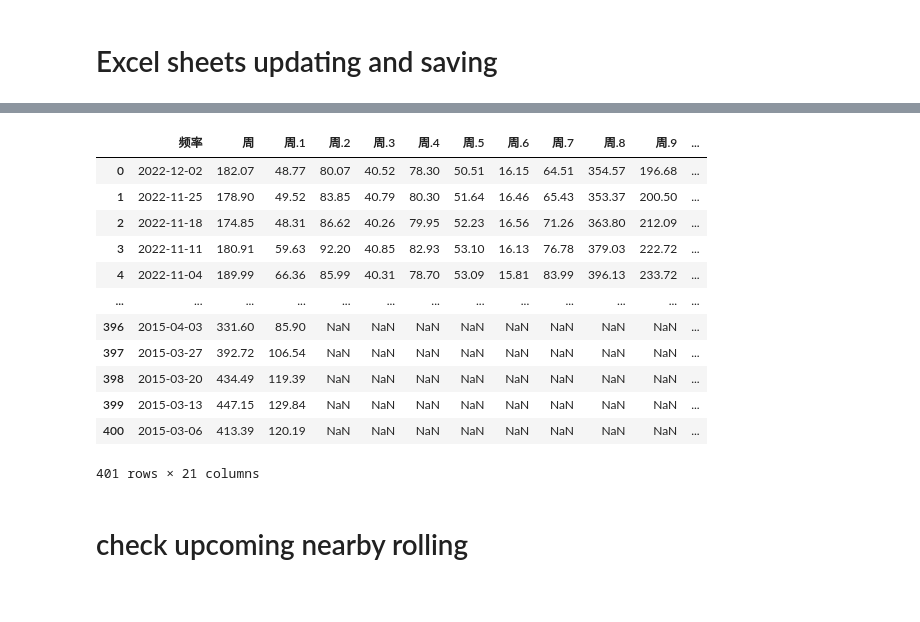
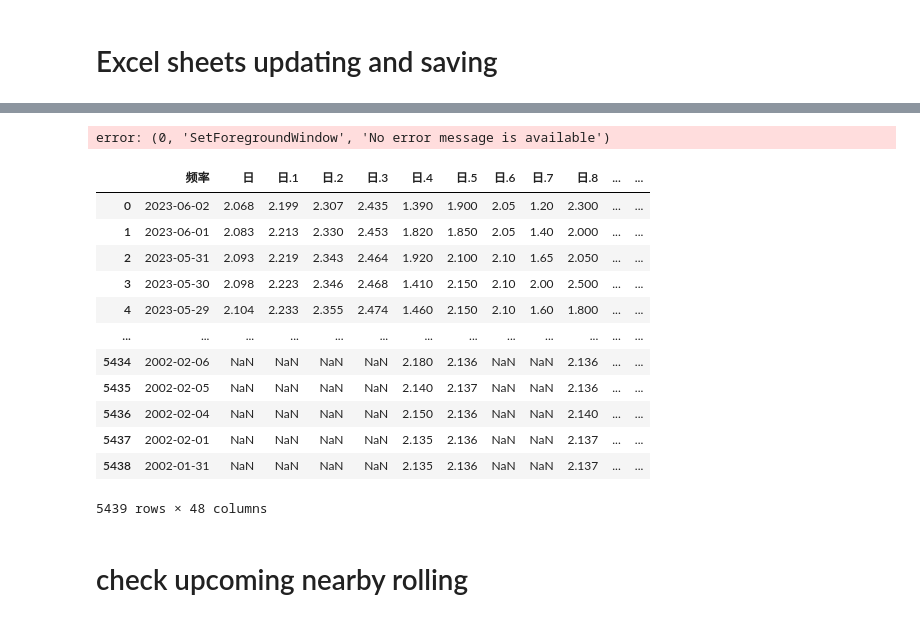
Before and after one commit to harvey1673/pyktrader3, a Jupyter notebook: bktest/daily data check.ipynb, the cells around one changed output, grey strips where cells are left out. Drawn from its saved outputs; the diff is of its cells as text; code cells hidden in the pictures.

```diff
--- a/bktest/daily data check.ipynb
+++ b/bktest/daily data check.ipynb
@@ -486,0 +572,5 @@ import win32com.client as win32
+# %%
+from misc_scripts import daily_update_job
+daily_update_job.update_ifind_xlsheet('C:/Users/harvey/Nutstore/1/Nutstore/ifind_data.xlsx')
+# %% [output]
+error: (0, 'SetForegroundWindow', 'No error message is available')
@@ -528,22 +664,23 @@ xlapp.Application.EnableEvents = True
 xlapp.Visible = True  # Run the Application in the background
 xlapp.Quit()    # Close Excel
 # %%
-outfile = 'C:/Users/harvey/OneDrive/Documents/inventory_data.xlsx'
-pd.read_excel(outfile, index_col=None, skiprows=[0, 1, 3, 4, 5, 6, 7], sheet_name='steel')
+import pandas as pd
+outfile = 'C:/Users/harvey/OneDrive/Documents/china macro rates.xlsx'
+pd.read_excel(outfile, index_col=None, skiprows=[0, 1, 3], sheet_name='Sheet1')
 # %% [output]
-|  | 频率 | 周 | 周.1 | 周.2 | 周.3 | 周.4 | 周.5 | 周.6 | 周.7 | 周.8 | 周.9 | ... |
-| 0 | 2022-12-02 | 182.07 | 48.77 | 80.07 | 40.52 | 78.30 | 50.51 | 16.15 | 64.51 | 354.57 | 196.68 | ... |
-| 1 | 2022-11-25 | 178.90 | 49.52 | 83.85 | 40.79 | 80.30 | 51.64 | 16.46 | 65.43 | 353.37 | 200.50 | ... |
-| 2 | 2022-11-18 | 174.85 | 48.31 | 86.62 | 40.26 | 79.95 | 52.23 | 16.56 | 71.26 | 363.80 | 212.09 | ... |
-| 3 | 2022-11-11 | 180.91 | 59.63 | 92.20 | 40.85 | 82.93 | 53.10 | 16.13 | 76.78 | 379.03 | 222.72 | ... |
-| 4 | 2022-11-04 | 189.99 | 66.36 | 85.99 | 40.31 | 78.70 | 53.09 | 15.81 | 83.99 | 396.13 | 233.72 | ... |
+|  | 频率 | 日 | 日.1 | 日.2 | 日.3 | 日.4 | 日.5 | 日.6 | 日.7 | 日.8 | ... | ... |
+| 0 | 2023-06-02 | 2.068 | 2.199 | 2.307 | 2.435 | 1.390 | 1.900 | 2.05 | 1.20 | 2.300 | ... | ... |
+| 1 | 2023-06-01 | 2.083 | 2.213 | 2.330 | 2.453 | 1.820 | 1.850 | 2.05 | 1.40 | 2.000 | ... | ... |
+| 2 | 2023-05-31 | 2.093 | 2.219 | 2.343 | 2.464 | 1.920 | 2.100 | 2.10 | 1.65 | 2.050 | ... | ... |
+| 3 | 2023-05-30 | 2.098 | 2.223 | 2.346 | 2.468 | 1.410 | 2.150 | 2.10 | 2.00 | 2.500 | ... | ... |
+| 4 | 2023-05-29 | 2.104 | 2.233 | 2.355 | 2.474 | 1.460 | 2.150 | 2.10 | 1.60 | 1.800 | ... | ... |
 | ... | ... | ... | ... | ... | ... | ... | ... | ... | ... | ... | ... | ... |
-| 396 | 2015-04-03 | 331.60 | 85.90 | NaN | NaN | NaN | NaN | NaN | NaN | NaN | NaN | ... |
-| 397 | 2015-03-27 | 392.72 | 106.54 | NaN | NaN | NaN | NaN | NaN | NaN | NaN | NaN | ... |
-| 398 | 2015-03-20 | 434.49 | 119.39 | NaN | NaN | NaN | NaN | NaN | NaN | NaN | NaN | ... |
-| 399 | 2015-03-13 | 447.15 | 129.84 | NaN | NaN | NaN | NaN | NaN | NaN | NaN | NaN | ... |
-| 400 | 2015-03-06 | 413.39 | 120.19 | NaN | NaN | NaN | NaN | NaN | NaN | NaN | NaN | ... |
+| 5434 | 2002-02-06 | NaN | NaN | NaN | NaN | 2.180 | 2.136 | NaN | NaN | 2.136 | ... | ... |
+| 5435 | 2002-02-05 | NaN | NaN | NaN | NaN | 2.140 | 2.137 | NaN | NaN | 2.136 | ... | ... |
+| 5436 | 2002-02-04 | NaN | NaN | NaN | NaN | 2.150 | 2.136 | NaN | NaN | 2.140 | ... | ... |
+| 5437 | 2002-02-01 | NaN | NaN | NaN | NaN | 2.135 | 2.136 | NaN | NaN | 2.137 | ... | ... |
+| 5438 | 2002-01-31 | NaN | NaN | NaN | NaN | 2.135 | 2.136 | NaN | NaN | 2.137 | ... | ... |
-401 rows × 21 columns
+5439 rows × 48 columns
 # %%
 import openpyxl
 import time
```
Also changed, not shown: parts of 6 cells of this notebook, 15 other files.
